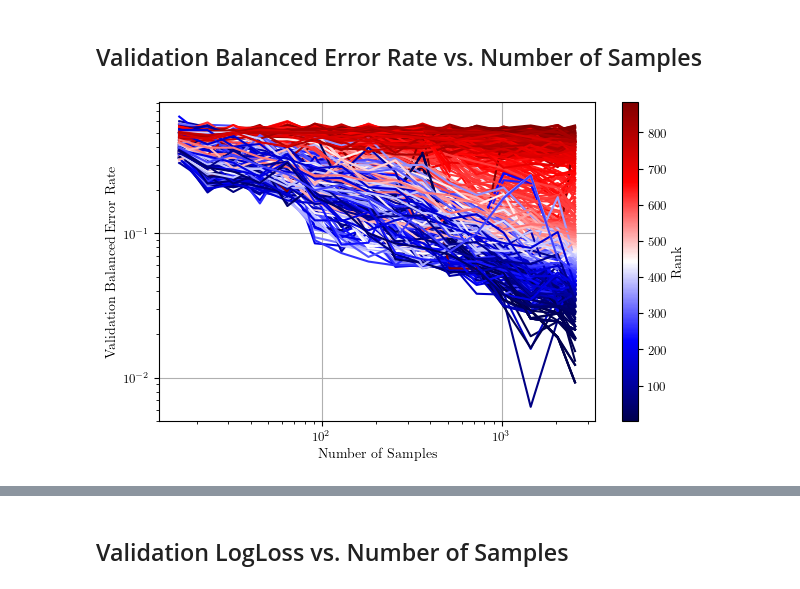
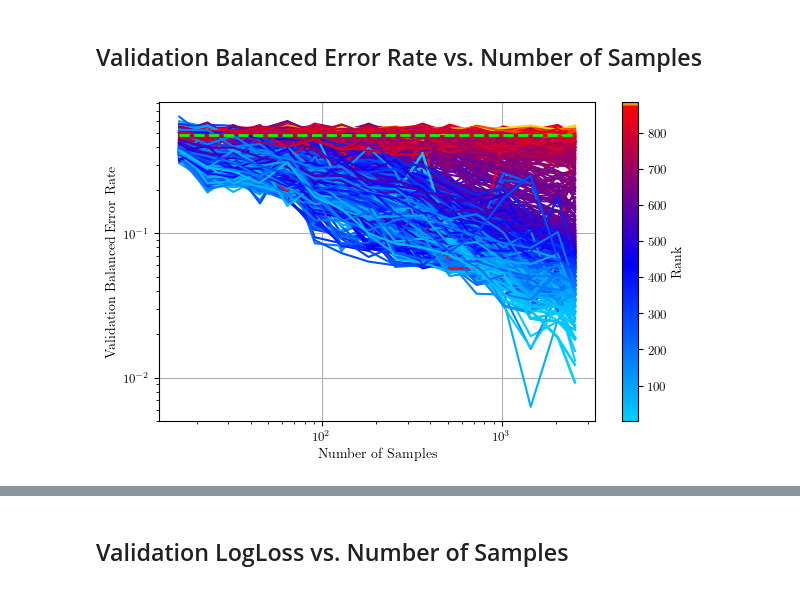
Before and after one commit to fmohr/lcdb, a Jupyter notebook: publications/2023-neurips/experiments/alcf/polaris/knn/analysis.ipynb, the cells around one changed output, grey strips where cells are left out. Drawn from its saved outputs; the diff is of its cells as text; code cells hidden in the pictures.

```diff
--- a/publications/2023-neurips/experiments/alcf/polaris/knn/analysis.ipynb
+++ b/publications/2023-neurips/experiments/alcf/polaris/knn/analysis.ipynb
@@ -30,6 +33,12 @@ from lcdb.analysis.score import balanced_accuracy_from_confusion_matrix
 
 update_matplotlib_rc()
 figsize = figure_size(252 * 1.8, 1.0)
+# %%
+# Loads the data of constant (i.e., predicting the mode of the prior distribution P(Y))
+source_constant = "../constant/output/lcdb.workflow.sklearn.ConstantWorkflow/3/0-0-0/output.json.gz"
+
+with gzip.GzipFile(source_constant, "rb") as f:
+    json_constant = lcdb.json.loads(f.read())
 # %%
 source_csv = "output/lcdb.workflow.sklearn.KNNWorkflow/3/42-42-42/results.csv.gz"
 
@@ -236,24 +384,55 @@ plt.show()
 # %%
 # Plot: Validation Balanced Error Rate vs. Number of Samples
 source = r_df["m:json"]
 
 query_anchor_values = QueryAnchorValues()
 anchor_values = source.apply(query_anchor_values).to_list()
 
-query_confusion_matrix_values = QueryMetricValuesFromAnchors("confusion_matrix", split_name="val")
+query_confusion_matrix_values = QueryMetricValuesFromAnchors(
+    "confusion_matrix", split_name="val"
+)
 out = source.apply(query_confusion_matrix_values)
-balanced_error_rate_values = out.apply(lambda x: list(map(lambda x: 1 - balanced_accuracy_from_confusion_matrix(x), x))).to_list()
+balanced_error_rate_values = out.apply(
+    lambda x: list(map(lambda x: 1 - balanced_accuracy_from_confusion_matrix(x), x))
+).to_list()
 
 for i, (xi, yi) in enumerate(zip(anchor_values, balanced_error_rate_values)):
-    anchor_values[i] = xi[:len(yi)]
+    anchor_values[i] = xi[: len(yi)]
+
+anchor_values_constant_predictor = query_anchor_values(
+    json_constant["metadata"]["json"]
+)
+balanced_error_rate_constant_predictor = list(
+    map(
+        lambda x: 1 - balanced_accuracy_from_confusion_matrix(x),
+        query_confusion_matrix_values(json_constant["metadata"]["json"]),
+    )
+)
 
 fig, ax = plt.subplots(figsize=figsize)
-plot_learning_curves(anchor_values, balanced_error_rate_values, ax=ax)
+plot_learning_curves(
+    anchor_values,
+    balanced_error_rate_values,
+    metric_value_baseline=balanced_error_rate_constant_predictor[-1],
+    ax=ax,
+)
+ax.plot(
+    anchor_values_constant_predictor,
+    error_rate_constant_predictor,
+    linewidth=2,
+    linestyle="--",
+    color="lime",
+    label="Constant Predictor",
+)
 ax.set_xlabel(f"Number of Samples")
 ax.set_ylabel(f"Validation Balanced Error Rate")
 ax.set_xscale("log")
 ax.set_yscale("log")
-plt.savefig(os.path.join(os.path.dirname(source_csv), "val_balanced_error_rate_vs_samples.jpg"), dpi=300, bbox_inches="tight")
+plt.savefig(
+    os.path.join(os.path.dirname(source_csv), "val_balanced_error_rate_vs_samples.jpg"),
+    dpi=300,
+    bbox_inches="tight",
+)
 plt.show()
 # %% [output]
-[figure, old version]
+[figure, new version]
```
Also changed, not shown: parts of 12 cells of this notebook, 2 other files.
